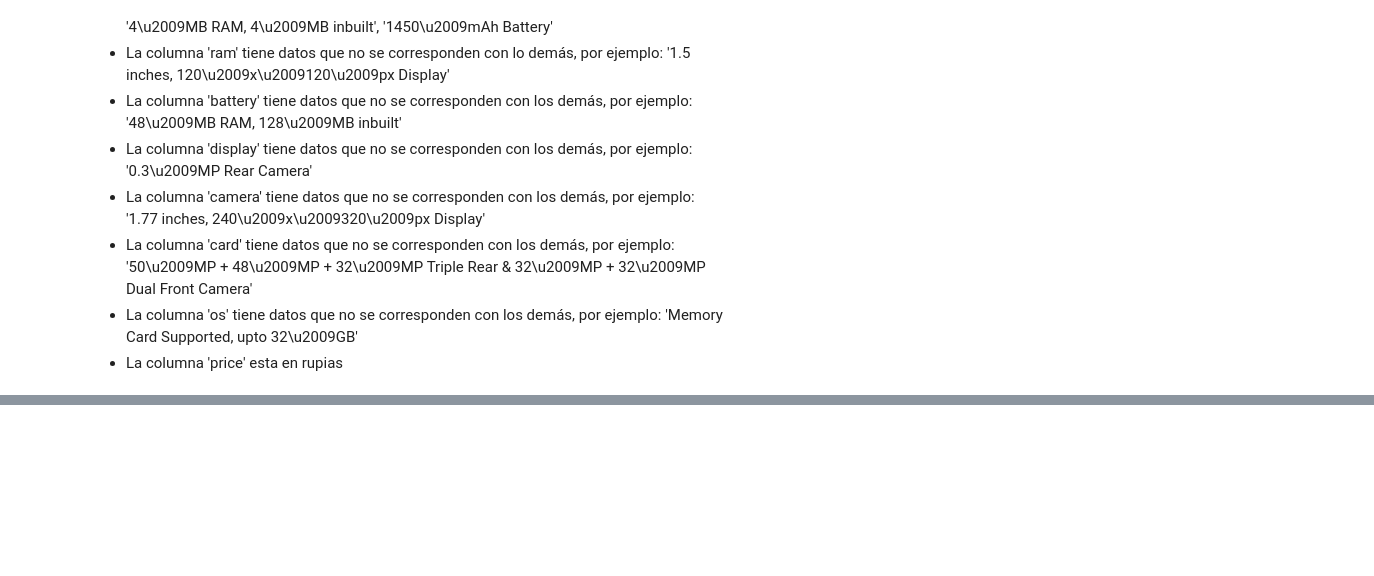
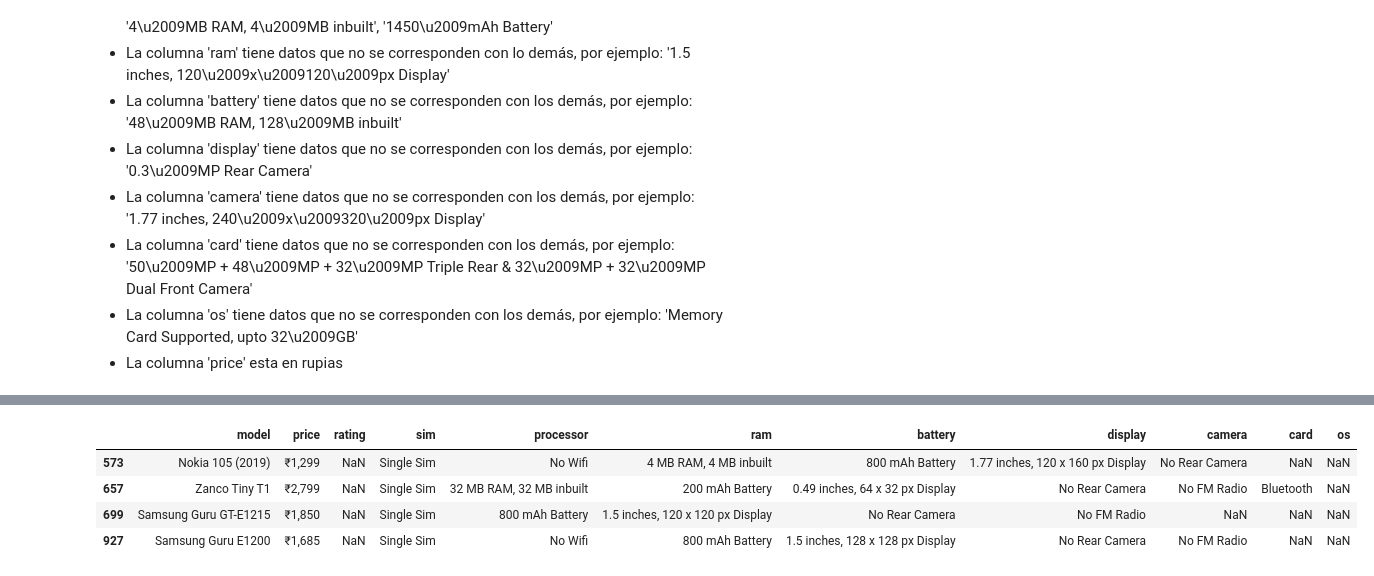
Before and after one commit to mariaortizz/DS_PT_09_2023, a Jupyter notebook: trabajo_diciembre/maria_ortiz.ipynb, the cells around one changed output, grey strips where cells are left out. Saved outputs shown, nothing was run; the diff lists cells and outputs as text; code cells hidden in the pictures; blank space fills up the shorter version.

```diff
--- a/trabajo_diciembre/maria_ortiz.ipynb
+++ b/trabajo_diciembre/maria_ortiz.ipynb
@@ -79,0 +215,8 @@ f.cardinalidad(df)
+# %%
+df[df['sim'] == 'Single Sim']
+# %% [output]
+|  | model | price | rating | sim | processor | ram | battery | display | camera | card | os |
+| 573 | Nokia 105 (2019) | ₹1,299 | NaN | Single Sim | No Wifi | 4 MB RAM, 4 MB inbuilt | 800 mAh Battery | 1.77 inches, 120 x 160 px Display | No Rear Camera | NaN | NaN |
+| 657 | Zanco Tiny T1 | ₹2,799 | NaN | Single Sim | 32 MB RAM, 32 MB inbuilt | 200 mAh Battery | 0.49 inches, 64 x 32 px Display | No Rear Camera | No FM Radio | Bluetooth | NaN |
+| 699 | Samsung Guru GT-E1215 | ₹1,850 | NaN | Single Sim | 800 mAh Battery | 1.5 inches, 120 x 120 px Display | No Rear Camera | No FM Radio | NaN | NaN | NaN |
+| 927 | Samsung Guru E1200 | ₹1,685 | NaN | Single Sim | No Wifi | 800 mAh Battery | 1.5 inches, 128 x 128 px Display | No Rear Camera | No FM Radio | NaN | NaN |
```
Also changed, not shown: parts of 11 cells of this notebook.
